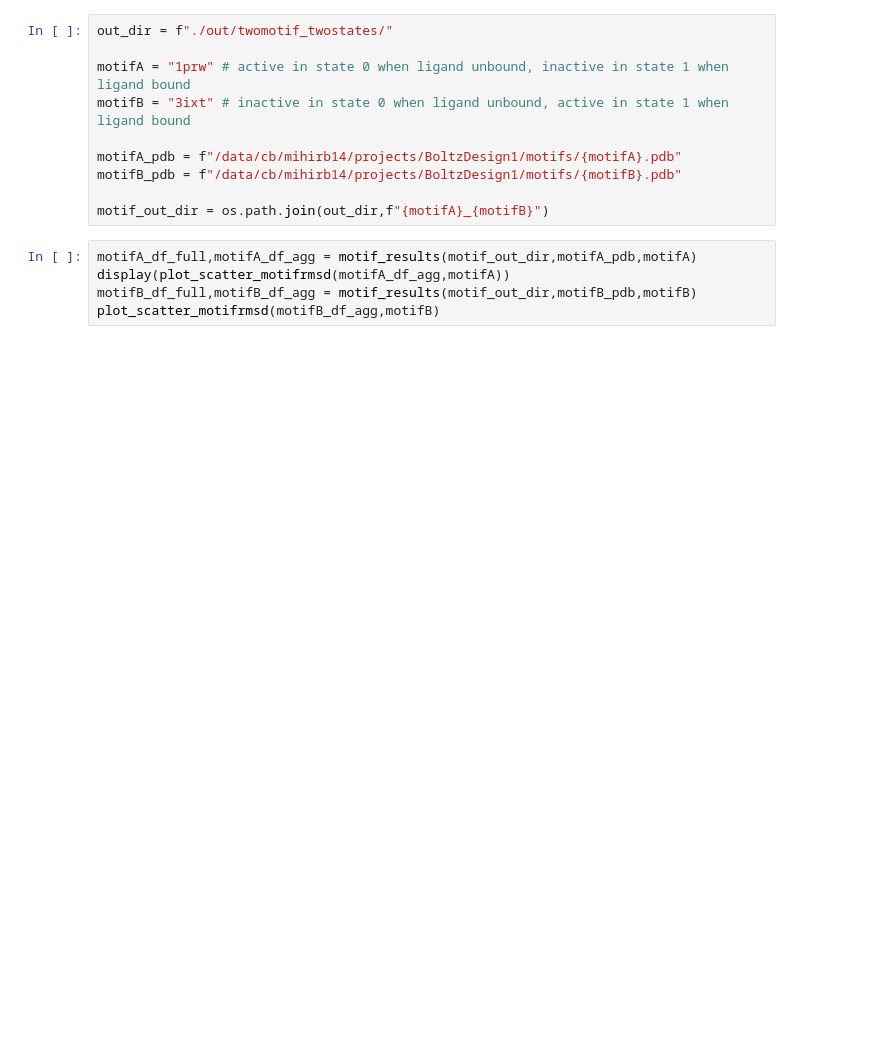
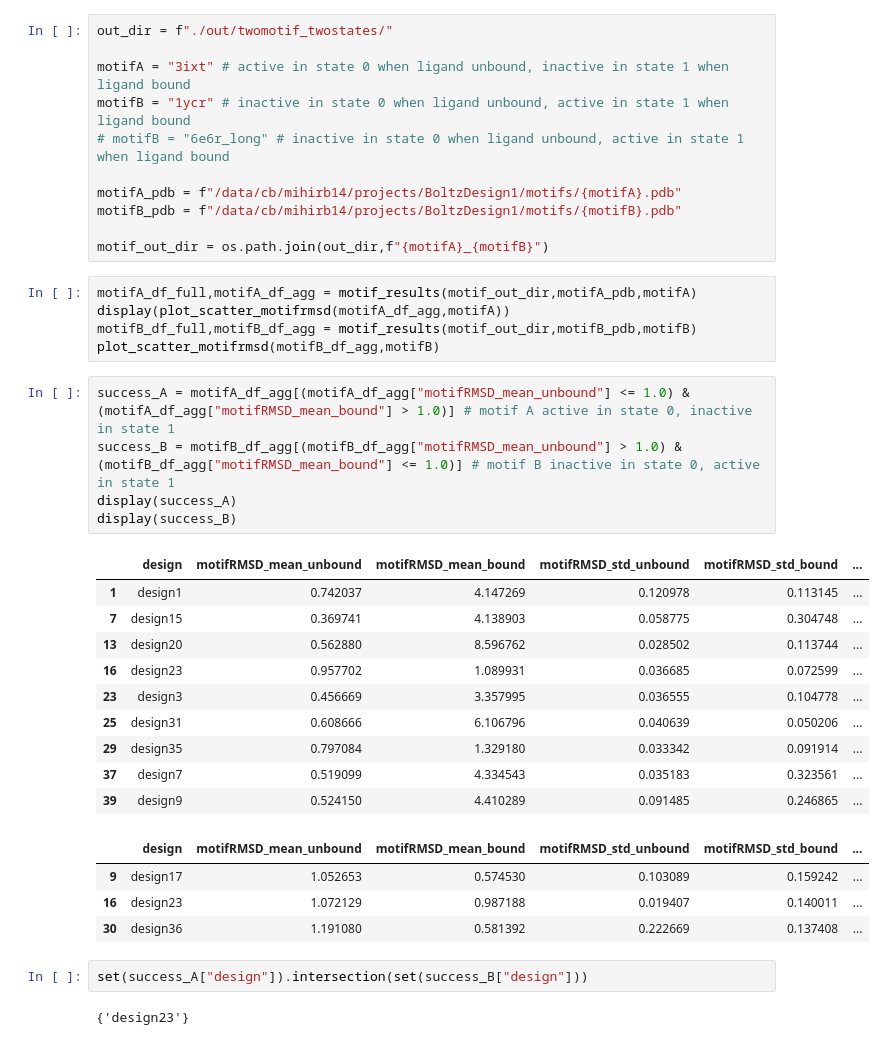
Before and after one commit to aparsanMIT/MotifCraft-AA, a Jupyter notebook: eval.ipynb, the cells around one changed output. Saved outputs shown, nothing was run; the diff lists cells and outputs as text; blank space fills up the shorter version.

```diff
--- a/eval.ipynb
+++ b/eval.ipynb
@@ -168,8 +245,9 @@ for motif in sorted(os.listdir(f"./out/onemotif_twostates_pos/")):
 # %%
 out_dir = f"./out/twomotif_twostates/"
 
-motifA = "1prw" # active in state 0 when ligand unbound, inactive in state 1 when ligand bound
-motifB = "3ixt" # inactive in state 0 when ligand unbound, active in state 1 when ligand bound
+motifA = "3ixt" # active in state 0 when ligand unbound, inactive in state 1 when ligand bound
+motifB = "1ycr" # inactive in state 0 when ligand unbound, active in state 1 when ligand bound
+# motifB = "6e6r_long" # inactive in state 0 when ligand unbound, active in state 1 when ligand bound
 
 motifA_pdb = f"/data/cb/mihirb14/projects/BoltzDesign1/motifs/{motifA}.pdb"
 motifB_pdb = f"/data/cb/mihirb14/projects/BoltzDesign1/motifs/{motifB}.pdb"
@@ -180,3 +258,27 @@ motifA_df_full,motifA_df_agg = motif_results(motif_out_dir,motifA_pdb,motifA)
 display(plot_scatter_motifrmsd(motifA_df_agg,motifA))
 motifB_df_full,motifB_df_agg = motif_results(motif_out_dir,motifB_pdb,motifB)
 plot_scatter_motifrmsd(motifB_df_agg,motifB)
+# %%
+success_A = motifA_df_agg[(motifA_df_agg["motifRMSD_mean_unbound"] <= 1.0) & (motifA_df_agg["motifRMSD_mean_bound"] > 1.0)] # motif A active in state 0, inactive in state 1
+success_B = motifB_df_agg[(motifB_df_agg["motifRMSD_mean_unbound"] > 1.0) & (motifB_df_agg["motifRMSD_mean_bound"] <= 1.0)] # motif B inactive in state 0, active in state 1
+display(success_A)
+display(success_B)
+# %% [output]
+|  | design | motifRMSD_mean_unbound | motifRMSD_mean_bound | motifRMSD_std_unbound | motifRMSD_std_bound | ... |
+| 1 | design1 | 0.742037 | 4.147269 | 0.120978 | 0.113145 | ... |
+| 7 | design15 | 0.369741 | 4.138903 | 0.058775 | 0.304748 | ... |
+| 13 | design20 | 0.562880 | 8.596762 | 0.028502 | 0.113744 | ... |
+| 16 | design23 | 0.957702 | 1.089931 | 0.036685 | 0.072599 | ... |
+| 23 | design3 | 0.456669 | 3.357995 | 0.036555 | 0.104778 | ... |
+| 25 | design31 | 0.608666 | 6.106796 | 0.040639 | 0.050206 | ... |
+| 29 | design35 | 0.797084 | 1.329180 | 0.033342 | 0.091914 | ... |
+| 37 | design7 | 0.519099 | 4.334543 | 0.035183 | 0.323561 | ... |
+| 39 | design9 | 0.524150 | 4.410289 | 0.091485 | 0.246865 | ... |
+|  | design | motifRMSD_mean_unbound | motifRMSD_mean_bound | motifRMSD_std_unbound | motifRMSD_std_bound | ... |
+| 9 | design17 | 1.052653 | 0.574530 | 0.103089 | 0.159242 | ... |
+| 16 | design23 | 1.072129 | 0.987188 | 0.019407 | 0.140011 | ... |
+| 30 | design36 | 1.191080 | 0.581392 | 0.222669 | 0.137408 | ... |
+# %%
+set(success_A["design"]).intersection(set(success_B["design"]))
+# %% [output]
+{'design23'}
```
Also changed, not shown: parts of 7 cells of this notebook, 1 other file.
